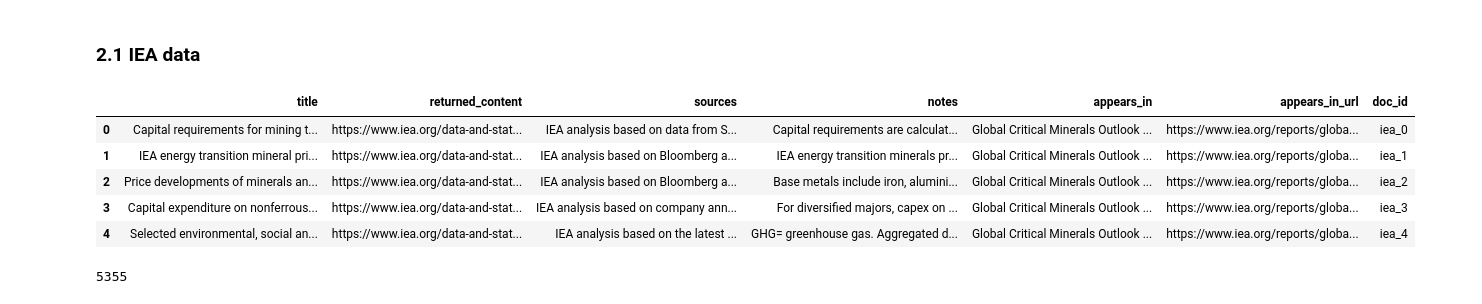
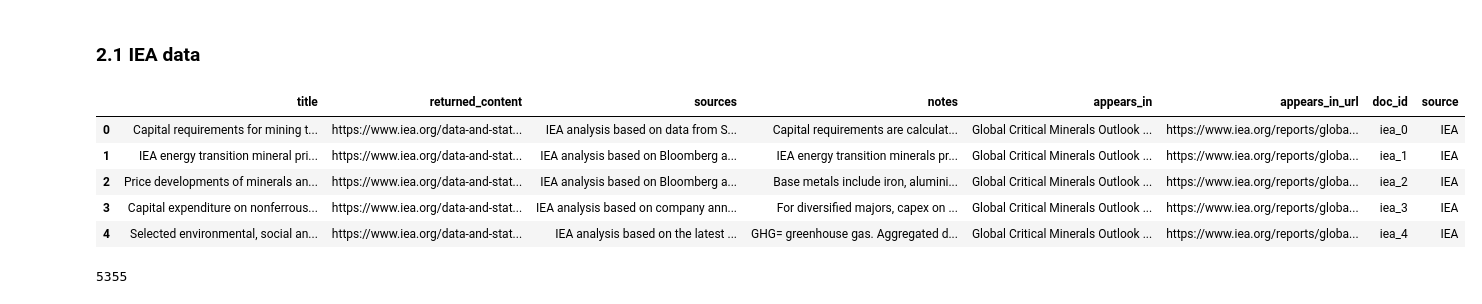
Before and after one commit to dorabijvoet/climate-question-answering, a Jupyter notebook: sandbox/20240702 - CQA - Graph Functionality.ipynb, the cells around one changed output. Drawn from its saved outputs; the diff is of its cells as text; code cells hidden in the pictures.

```diff
--- a/sandbox/20240702 - CQA - Graph Functionality.ipynb
+++ b/sandbox/20240702 - CQA - Graph Functionality.ipynb
@@ -63,18 +73,19 @@ Loading embeddings model:  BAAI/bge-base-en-v1.5
 # %%
 from langchain_community.document_loaders import DataFrameLoader
 from langchain_chroma import Chroma
 
 df_iea = pd.read_csv("/home/dora/climate-question-answering/data/charts_iea.csv")
 df_iea = df_iea.rename(columns={'url': 'returned_content'})
 df_iea["doc_id"] = "iea_" + df_iea.index.astype(str)
+df_iea["source"] = "IEA"
 df_iea.head()
 # %% [output]
-|  | title | returned_content | sources | notes | appears_in | appears_in_url | doc_id |
-| 0 | Capital requirements for mining t... | https://www.iea.org/data-and-stat... | IEA analysis based on data from S... | Capital requirements are calculat... | Global Critical Minerals Outlook ... | https://www.iea.org/reports/globa... | iea_0 |
-| 1 | IEA energy transition mineral pri... | https://www.iea.org/data-and-stat... | IEA analysis based on Bloomberg a... | IEA energy transition minerals pr... | Global Critical Minerals Outlook ... | https://www.iea.org/reports/globa... | iea_1 |
-| 2 | Price developments of minerals an... | https://www.iea.org/data-and-stat... | IEA analysis based on Bloomberg a... | Base metals include iron, alumini... | Global Critical Minerals Outlook ... | https://www.iea.org/reports/globa... | iea_2 |
-| 3 | Capital expenditure on nonferrous... | https://www.iea.org/data-and-stat... | IEA analysis based on company ann... | For diversified majors, capex on ... | Global Critical Minerals Outlook ... | https://www.iea.org/reports/globa... | iea_3 |
-| 4 | Selected environmental, social an... | https://www.iea.org/data-and-stat... | IEA analysis based on the latest ... | GHG= greenhouse gas. Aggregated d... | Global Critical Minerals Outlook ... | https://www.iea.org/reports/globa... | iea_4 |
+|  | title | returned_content | sources | notes | appears_in | appears_in_url | doc_id | source |
+| 0 | Capital requirements for mining t... | https://www.iea.org/data-and-stat... | IEA analysis based on data from S... | Capital requirements are calculat... | Global Critical Minerals Outlook ... | https://www.iea.org/reports/globa... | iea_0 | IEA |
+| 1 | IEA energy transition mineral pri... | https://www.iea.org/data-and-stat... | IEA analysis based on Bloomberg a... | IEA energy transition minerals pr... | Global Critical Minerals Outlook ... | https://www.iea.org/reports/globa... | iea_1 | IEA |
+| 2 | Price developments of minerals an... | https://www.iea.org/data-and-stat... | IEA analysis based on Bloomberg a... | Base metals include iron, alumini... | Global Critical Minerals Outlook ... | https://www.iea.org/reports/globa... | iea_2 | IEA |
+| 3 | Capital expenditure on nonferrous... | https://www.iea.org/data-and-stat... | IEA analysis based on company ann... | For diversified majors, capex on ... | Global Critical Minerals Outlook ... | https://www.iea.org/reports/globa... | iea_3 | IEA |
+| 4 | Selected environmental, social an... | https://www.iea.org/data-and-stat... | IEA analysis based on the latest ... | GHG= greenhouse gas. Aggregated d... | Global Critical Minerals Outlook ... | https://www.iea.org/reports/globa... | iea_4 | IEA |
 # %%
 # Load csv file of charts
 loader_iea = DataFrameLoader(df_iea, page_content_column='title')
```
Also changed, not shown: parts of 27 cells of this notebook, 20 other files.
